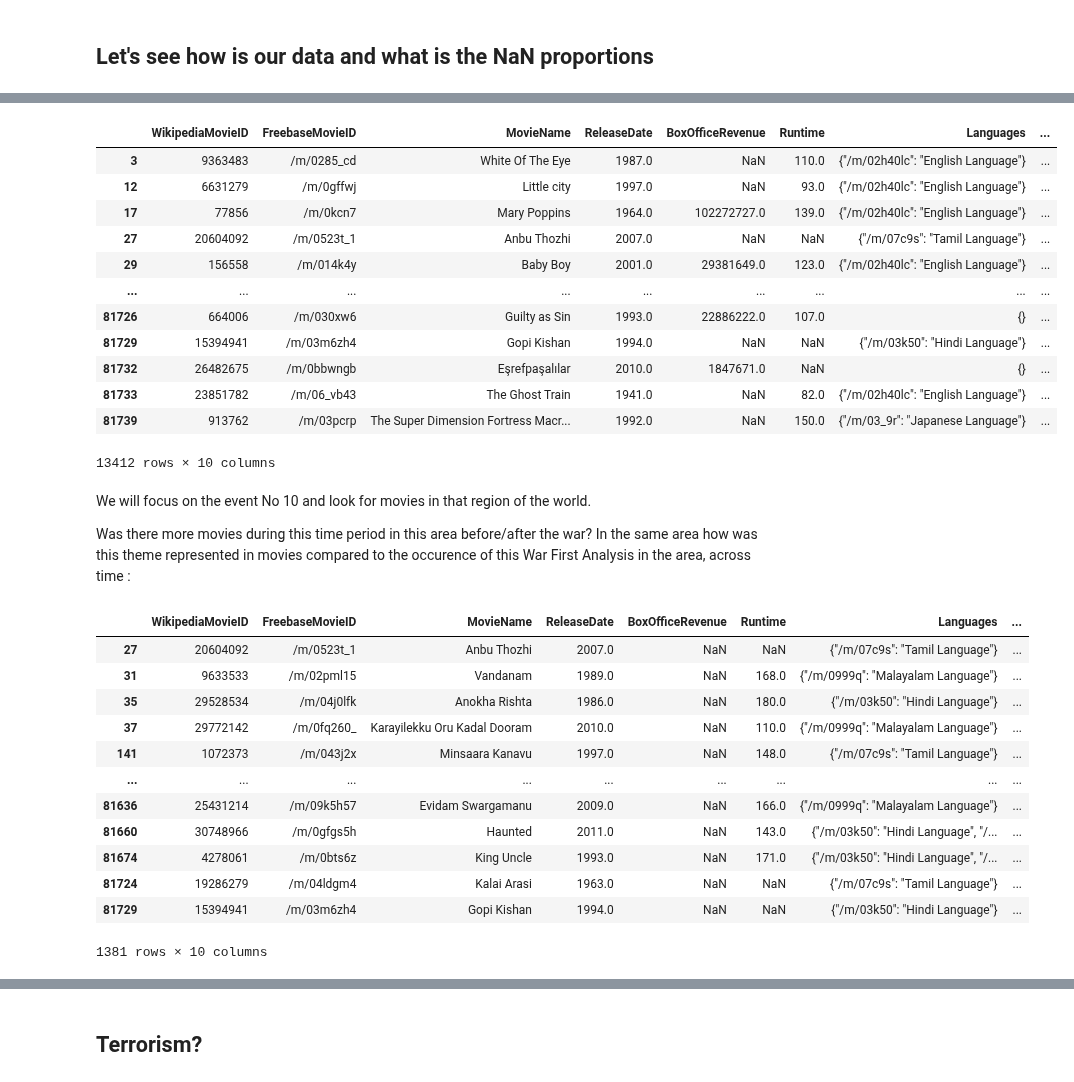
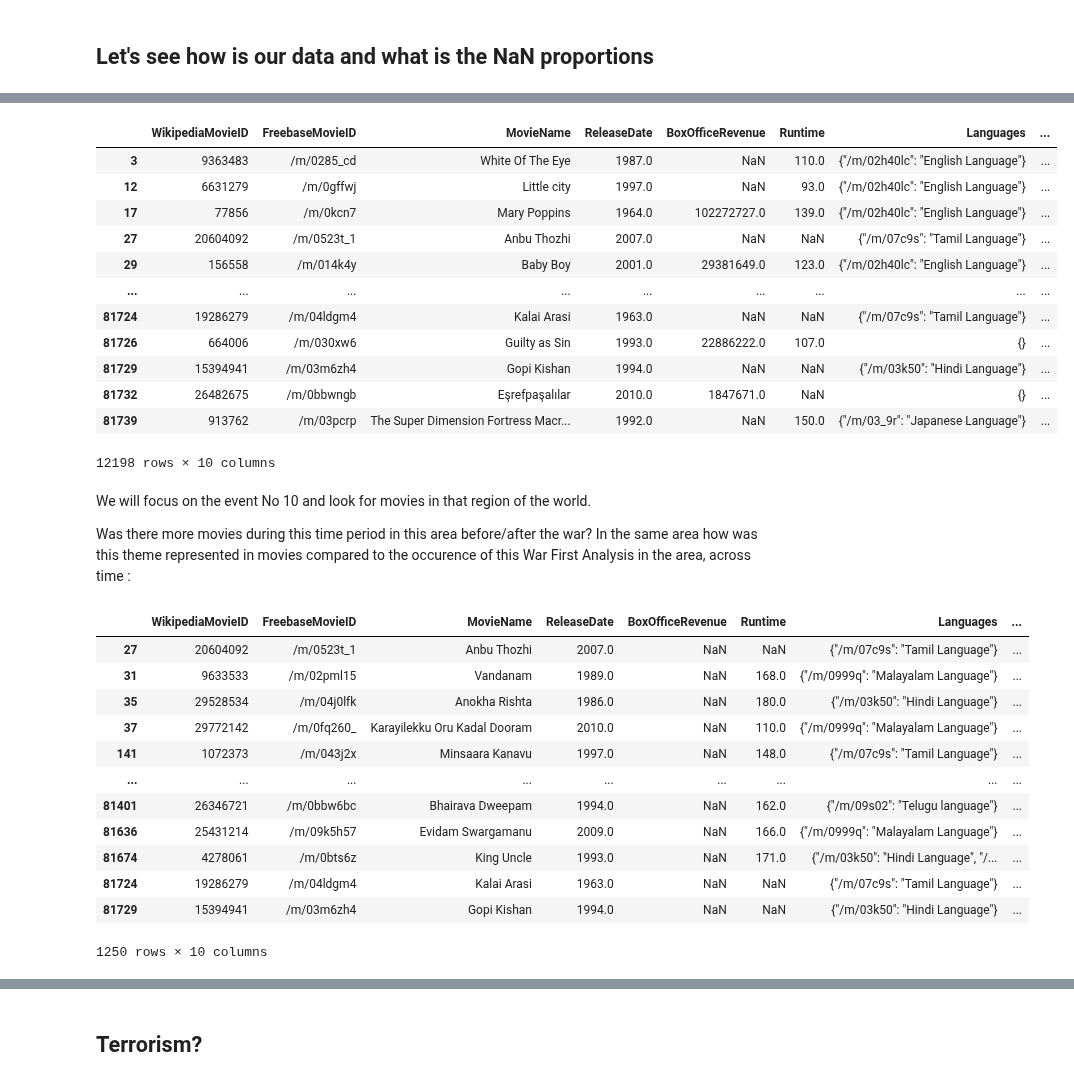
Before and after one commit to epfl-ada/ada-2024-project-arabsdatascientists2024, a Jupyter notebook: Exlploration_CMU.ipynb, the cells around one changed output, grey strips where cells are left out. Saved outputs shown, nothing was run; the diff lists cells and outputs as text; code cells hidden in the pictures.

```diff
--- a/Exlploration_CMU.ipynb
+++ b/Exlploration_CMU.ipynb
@@ -108,0 +144,2 @@ movie_metadata
+# %%
+movie_metadata.at[62836, 'ReleaseDate'] = 2010
@@ -192,0 +282,3 @@ plot_summaries
+# %%
+movie_metadata = pd.merge(movie_metadata, plot_summaries, on='WikipediaMovieID', how='left')
+movie_metadata
@@ -192,0 +301,3 @@ plot_summaries
+# %%
+movie_metadata.drop_duplicates(subset='MovieName', keep='first', inplace=True)
+movie_metadata.shape[0]
@@ -381,24 +463,23 @@ War_events
 | 916 | 972 | Algerian War of Independence | Unknown | Unknown | 1954 | Algeria | War | Algeria | Led to Algerian independence from... | ... |
 # %%
-
-movie_merged_sub = movie_merged[~movie_merged['PlotSummary'].isna()]
+movie_merged_sub = movie_metadata[~movie_metadata['PlotSummary'].isna()]
 War_movies = movie_merged_sub[(movie_merged_sub['PlotSummary'].str.contains('war', 'War')) & ~(movie_merged_sub['ReleaseDate'].isna())]
 
 War_movies
 # %% [output]
 |  | WikipediaMovieID | FreebaseMovieID | MovieName | ReleaseDate | BoxOfficeRevenue | Runtime | Languages | ... |
 | 3 | 9363483 | /m/0285_cd | White Of The Eye | 1987.0 | NaN | 110.0 | {"/m/02h40lc": "English Language"} | ... |
 | 12 | 6631279 | /m/0gffwj | Little city | 1997.0 | NaN | 93.0 | {"/m/02h40lc": "English Language"} | ... |
 | 17 | 77856 | /m/0kcn7 | Mary Poppins | 1964.0 | 102272727.0 | 139.0 | {"/m/02h40lc": "English Language"} | ... |
 | 27 | 20604092 | /m/0523t_1 | Anbu Thozhi | 2007.0 | NaN | NaN | {"/m/07c9s": "Tamil Language"} | ... |
 | 29 | 156558 | /m/014k4y | Baby Boy | 2001.0 | 29381649.0 | 123.0 | {"/m/02h40lc": "English Language"} | ... |
 | ... | ... | ... | ... | ... | ... | ... | ... | ... |
+| 81724 | 19286279 | /m/04ldgm4 | Kalai Arasi | 1963.0 | NaN | NaN | {"/m/07c9s": "Tamil Language"} | ... |
 | 81726 | 664006 | /m/030xw6 | Guilty as Sin | 1993.0 | 22886222.0 | 107.0 | {} | ... |
 | 81729 | 15394941 | /m/03m6zh4 | Gopi Kishan | 1994.0 | NaN | NaN | {"/m/03k50": "Hindi Language"} | ... |
 | 81732 | 26482675 | /m/0bbwngb | Eşrefpaşalılar | 2010.0 | 1847671.0 | NaN | {} | ... |
-| 81733 | 23851782 | /m/06_vb43 | The Ghost Train | 1941.0 | NaN | 82.0 | {"/m/02h40lc": "English Language"} | ... |
 | 81739 | 913762 | /m/03pcrp | The Super Dimension Fortress Macr... | 1992.0 | NaN | 150.0 | {"/m/03_9r": "Japanese Language"} | ... |
-13412 rows × 10 columns
+12198 rows × 10 columns
 # %% [markdown]
 
 We will focus on the event No 10 and look for movies in that region of the world.
@@ -418,12 +499,12 @@ War_movies_Bangladesh_India
 | 37 | 29772142 | /m/0fq260_ | Karayilekku Oru Kadal Dooram | 2010.0 | NaN | 110.0 | {"/m/0999q": "Malayalam Language"} | ... |
 | 141 | 1072373 | /m/043j2x | Minsaara Kanavu | 1997.0 | NaN | 148.0 | {"/m/07c9s": "Tamil Language"} | ... |
 | ... | ... | ... | ... | ... | ... | ... | ... | ... |
+| 81401 | 26346721 | /m/0bbw6bc | Bhairava Dweepam | 1994.0 | NaN | 162.0 | {"/m/09s02": "Telugu language"} | ... |
 | 81636 | 25431214 | /m/09k5h57 | Evidam Swargamanu | 2009.0 | NaN | 166.0 | {"/m/0999q": "Malayalam Language"} | ... |
-| 81660 | 30748966 | /m/0gfgs5h | Haunted | 2011.0 | NaN | 143.0 | {"/m/03k50": "Hindi Language", "/... | ... |
 | 81674 | 4278061 | /m/0bts6z | King Uncle | 1993.0 | NaN | 171.0 | {"/m/03k50": "Hindi Language", "/... | ... |
 | 81724 | 19286279 | /m/04ldgm4 | Kalai Arasi | 1963.0 | NaN | NaN | {"/m/07c9s": "Tamil Language"} | ... |
 | 81729 | 15394941 | /m/03m6zh4 | Gopi Kishan | 1994.0 | NaN | NaN | {"/m/03k50": "Hindi Language"} | ... |
-1381 rows × 10 columns
+1250 rows × 10 columns
 # %%
 total_movies_per_year = IndianBangal_movies['ReleaseDate'].value_counts().sort_index()
 
```
Also changed, not shown: parts of 152 cells of this notebook.
